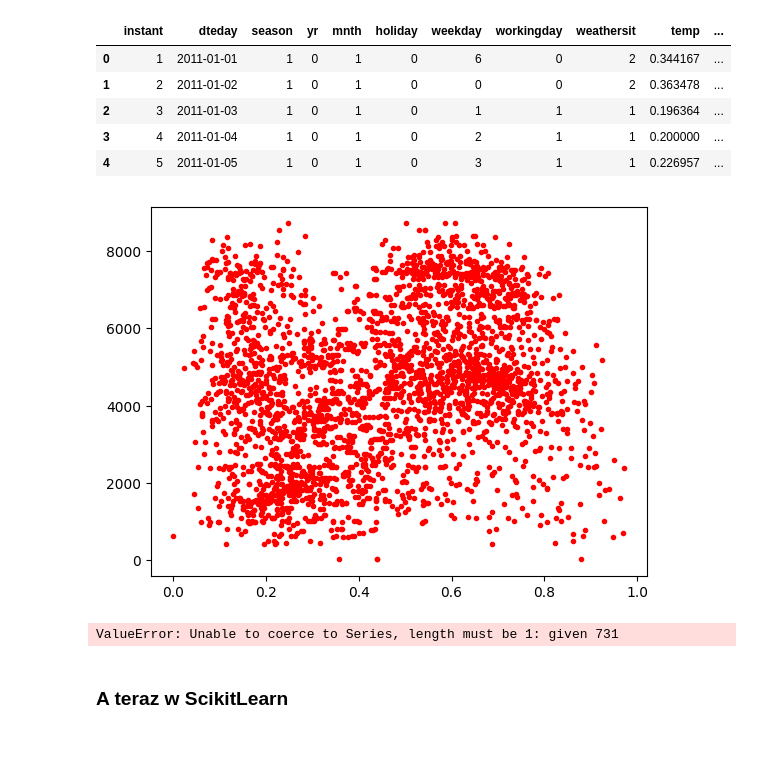
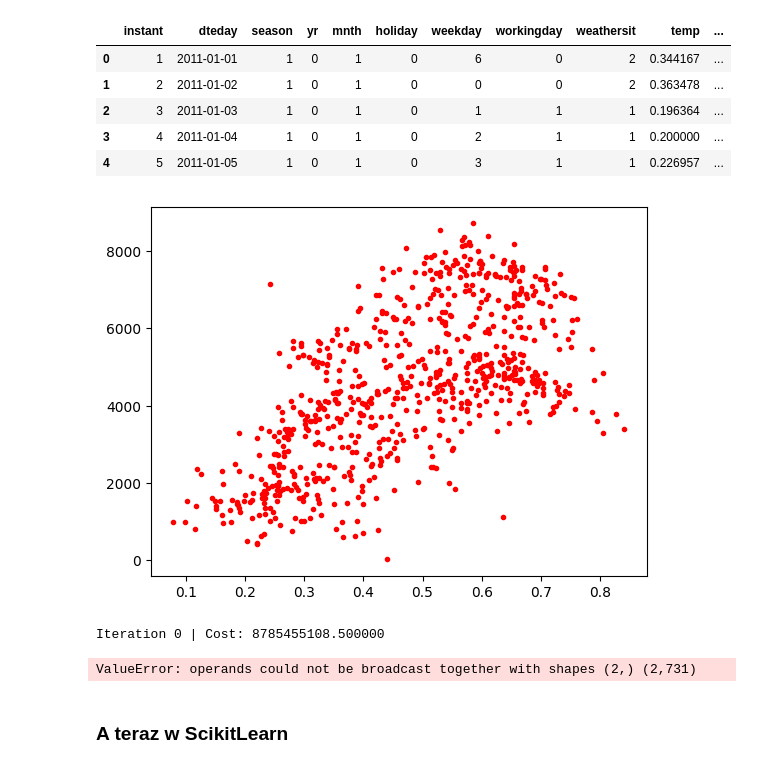
Before and after one commit to Alexa9der/Szkolenie_SDA, a Jupyter notebook: Machine_Learning_w_praktyce_problemy_regresji_w_uczeniu_nadzorowanym/Zajęcia/Regresja_Liniowa_Cwiczenia_1.ipynb, the cells around one changed output. Cells and saved outputs as stored; diff of their text form; code cells hidden in the pictures.

```diff
--- a/Machine_Learning_w_praktyce_problemy_regresji_w_uczeniu_nadzorowanym/Zajęcia/Regresja_Liniowa_Cwiczenia_1.ipynb
+++ b/Machine_Learning_w_praktyce_problemy_regresji_w_uczeniu_nadzorowanym/Zajęcia/Regresja_Liniowa_Cwiczenia_1.ipynb
@@ -37,10 +37,10 @@ X = np.column_stack(([1]*len(X), X)) # technikalia-zostawcie:)
 # %%
 # Stwórz wykres porównujący atemp z cnt
 # Zaczynam od losowych wartosc theta0=10000 i theta1=500
-plt.plot(X, y, 'r.')
+plt.plot(df["atemp"], df["cnt"], 'r.')
 plt.show()
 # %% [output]
-[figure, old version]
+[figure, new version]
 # %%
 def gradientDescent(x, y, theta, alpha, m, numIterations):
     xTrans = x.transpose()
@@ -64,15 +64,11 @@ theta = [0,0]
 # %%
 # Narysuj prostą regresji na wykresie z naszymi obserwacjami
 # Przy wykorzystaniu powyższej funkcji wyćwicz model (osiągnij minimum funkcji kosztu).
-m=len(X)
-numIterations= 1000
-alpha = 0.1
-theta = [0,0]
-
 theta, cost_array = gradientDescent(X, y, theta, alpha, m, numIterations)
 print(theta)
 # %% [output]
-ValueError: Unable to coerce to Series, length must be 1: given 731
+Iteration 0 | Cost: 8785455108.500000
+ValueError: operands could not be broadcast together with shapes (2,) (2,731)
 # %%
 # Stwórz predykcję ilości wypożyczony rowerów na dzień, w którym znormalizowana temperatura odczuwalna wynosi 0.8
 
```
Also changed, not shown: parts of 1 cell of this notebook, 5 other files.
